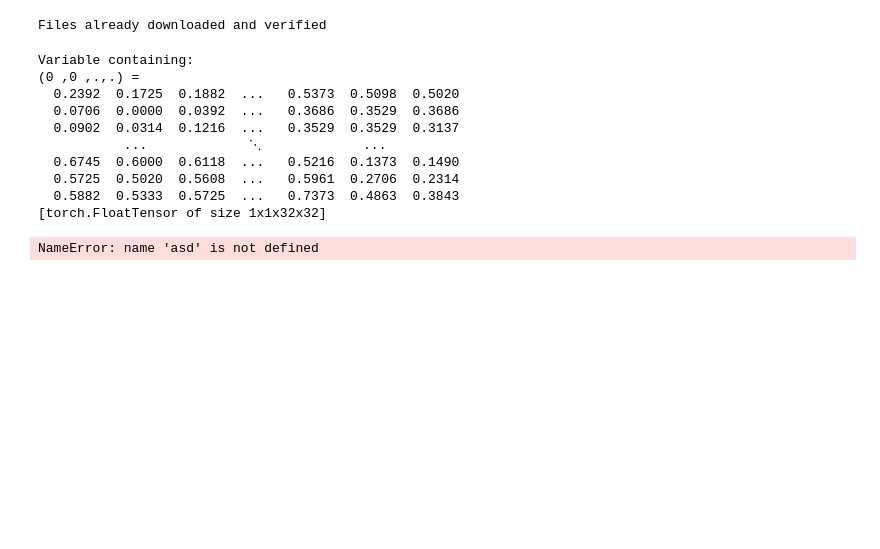
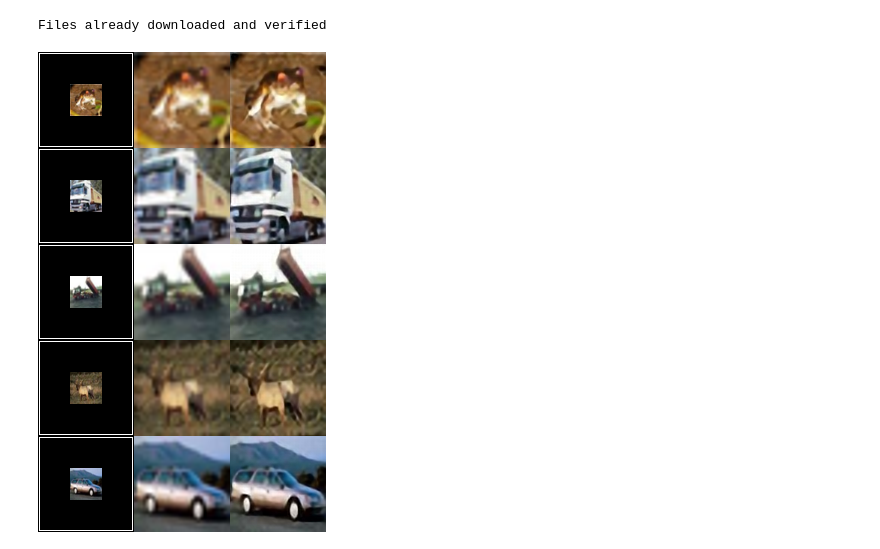
Before and after one commit to LukeJaffe/enhance, a Jupyter notebook: sisr/enhance.ipynb, the cells around one changed output. Cells and saved outputs as stored; diff of their text form; code cells hidden in the pictures; blank space fills up the shorter version.

Commit message:
ADD jupyter code to make nice exemplar graphic

```diff
--- a/sisr/enhance.ipynb
+++ b/sisr/enhance.ipynb
@@ -13,7 +13,7 @@ def downscale(images, s=32):
         scaled.append(image.resize((s,s)))
     return scaled
 
-def stitch(images):
+def hstitch(images):
     widths, heights = zip(*(i.size for i in images))
 
     total_width = sum(widths)
@@ -27,6 +27,21 @@ def stitch(images):
       x_offset += im.size[0]
 
     return new_im
+
+def vstitch(images):
+    widths, heights = zip(*(i.size for i in images))
+
+    total_height = sum(heights)
+    max_width = max(widths)
+
+    new_im = Image.new('RGB', (max_width, total_height))
+
+    y_offset = 0
+    for im in images:
+      new_im.paste(im, (0,y_offset))
+      y_offset += im.size[1]
+
+    return new_im
 # %%
 import argparse
 import torch
@@ -38,52 +53,57 @@ import numpy as np
 
 from IPython.display import display
 
+in_arrs = []
 in_images = []
 out_images = []
-for i in range(6):
+#in_padded = []
+for i in range(5):
     input_image = trainset.train_data[i]
+    in_arrs.append(input_image)
+    padded = np.pad(input_image, ((30, 30), (30, 30), (0, 0)), mode='constant', constant_values=0)
+    padded = np.pad(padded, ((1, 1), (1, 1), (0, 0)), mode='constant', constant_values=255)
+    padded = np.pad(padded, ((1, 1), (1, 1), (0, 0)), mode='constant', constant_values=0)
+    #in_padded.append(padded)
     model = 'model_epoch_100.pth'
     cuda = True
 
+    padded_img = Image.fromarray(padded)
     orig_img = Image.fromarray(input_image)
-    in_images.append(orig_img)
+    in_images.append(padded_img)
     img = orig_img.convert('YCbCr')
     y, cb, cr = img.split()
 
     model = torch.load(model)
     input = Variable(ToTensor()(y)).view(1, -1, y.size[1], y.size[0])
-    print(input)
-    asd
 
     if cuda:
         model = model.cuda()
         input = input.cuda()
 
     out = model(input)
     out = out.cpu()
     out_img_y = out.data[0].numpy()
     out_img_y *= 255.0
     out_img_y = out_img_y.clip(0, 255)
     out_img_y = Image.fromarray(np.uint8(out_img_y[0]), mode='L')
 
     out_img_cb = cb.resize(out_img_y.size, Image.BICUBIC)
     out_img_cr = cr.resize(out_img_y.size, Image.BICUBIC)
     out_img = Image.merge('YCbCr', [out_img_y, out_img_cb, out_img_cr]).convert('RGB')
     out_images.append(out_img)
 
-display(stitch(in_images))
-scaled = downscale(out_images)
-display(stitch(scaled))
-display(stitch(out_images))
+bicubic = [Image.fromarray(img).resize((96, 96), Image.BICUBIC) for img in in_arrs]
+
+#display(stitch(in_images))
+#scaled = downscale(out_images)
+#display(stitch(scaled))
+#display(stitch(out_images))
+#display(stitch(bicubic))
+
+image_groups = zip(in_images, bicubic, out_images)
+hlist = []
+for group in image_groups:
+    hlist.append(hstitch(group))
+display(vstitch(hlist))
 # %% [output]
-Variable containing:
-(0 ,0 ,.,.) =
-  0.2392  0.1725  0.1882  ...   0.5373  0.5098  0.5020
-  0.0706  0.0000  0.0392  ...   0.3686  0.3529  0.3686
-  0.0902  0.0314  0.1216  ...   0.3529  0.3529  0.3137
-           ...             ⋱             ...
-  0.6745  0.6000  0.6118  ...   0.5216  0.1373  0.1490
-  0.5725  0.5020  0.5608  ...   0.5961  0.2706  0.2314
-  0.5882  0.5333  0.5725  ...   0.7373  0.4863  0.3843
-[torch.FloatTensor of size 1x1x32x32]
-NameError: name 'asd' is not defined
+[figure, added]
```
Also changed, not shown: 2 other files.
